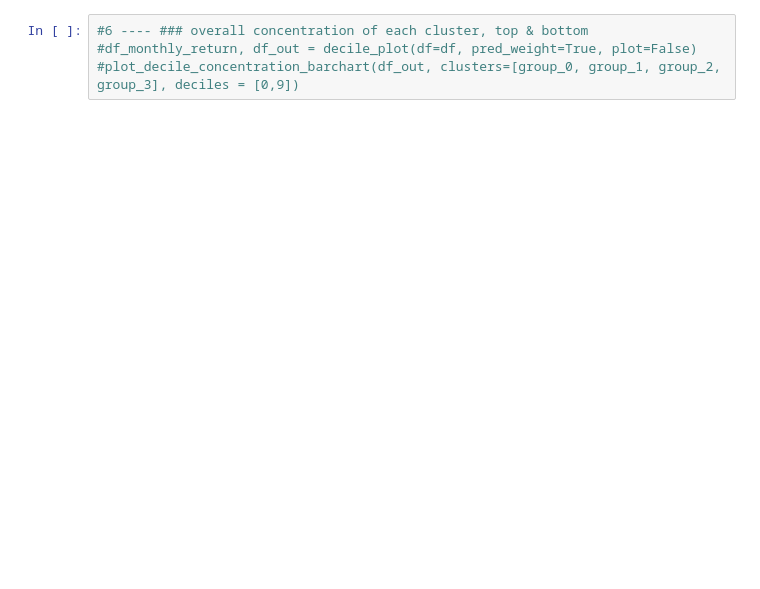
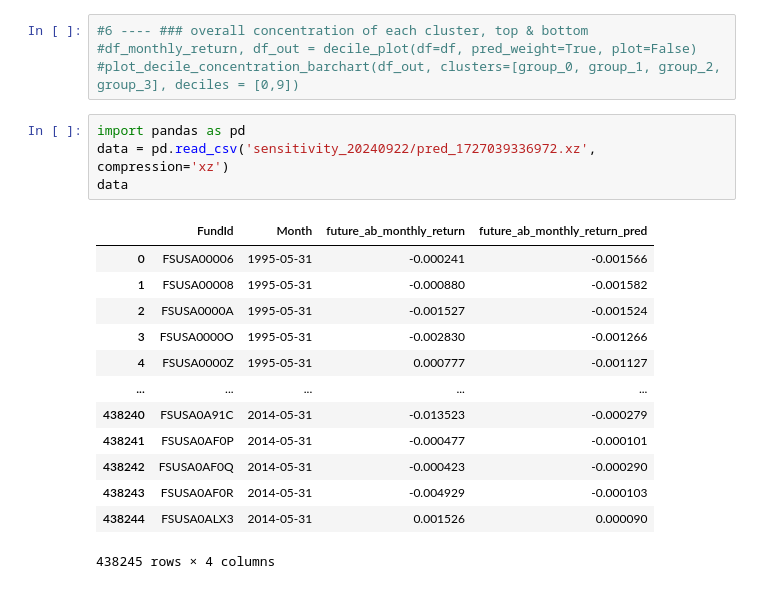
Before and after one commit to AlvisYan2025/sensitivityanalysisfunctions, a Jupyter notebook: subsample_plots.ipynb, the cells around one changed output. Drawn from its saved outputs; the diff is of its cells as text; blank space fills up the shorter version.

```diff
--- a/subsample_plots.ipynb
+++ b/subsample_plots.ipynb
@@ -492,3 +535,21 @@ The Month column is in chronological order.
 #6 ---- ### overall concentration of each cluster, top & bottom
 #df_monthly_return, df_out = decile_plot(df=df, pred_weight=True, plot=False)
 #plot_decile_concentration_barchart(df_out, clusters=[group_0, group_1, group_2, group_3], deciles = [0,9])
+# %%
+import pandas as pd
+data = pd.read_csv('sensitivity_20240922/pred_1727039336972.xz', compression='xz')
+data
+# %% [output]
+|  | FundId | Month | future_ab_monthly_return | future_ab_monthly_return_pred |
+| 0 | FSUSA00006 | 1995-05-31 | -0.000241 | -0.001566 |
+| 1 | FSUSA00008 | 1995-05-31 | -0.000880 | -0.001582 |
+| 2 | FSUSA0000A | 1995-05-31 | -0.001527 | -0.001524 |
+| 3 | FSUSA0000O | 1995-05-31 | -0.002830 | -0.001266 |
+| 4 | FSUSA0000Z | 1995-05-31 | 0.000777 | -0.001127 |
+| ... | ... | ... | ... | ... |
+| 438240 | FSUSA0A91C | 2014-05-31 | -0.013523 | -0.000279 |
+| 438241 | FSUSA0AF0P | 2014-05-31 | -0.000477 | -0.000101 |
+| 438242 | FSUSA0AF0Q | 2014-05-31 | -0.000423 | -0.000290 |
+| 438243 | FSUSA0AF0R | 2014-05-31 | -0.004929 | -0.000103 |
+| 438244 | FSUSA0ALX3 | 2014-05-31 | 0.001526 | 0.000090 |
+438245 rows × 4 columns
```
Also changed, not shown: parts of 7 cells of this notebook.
